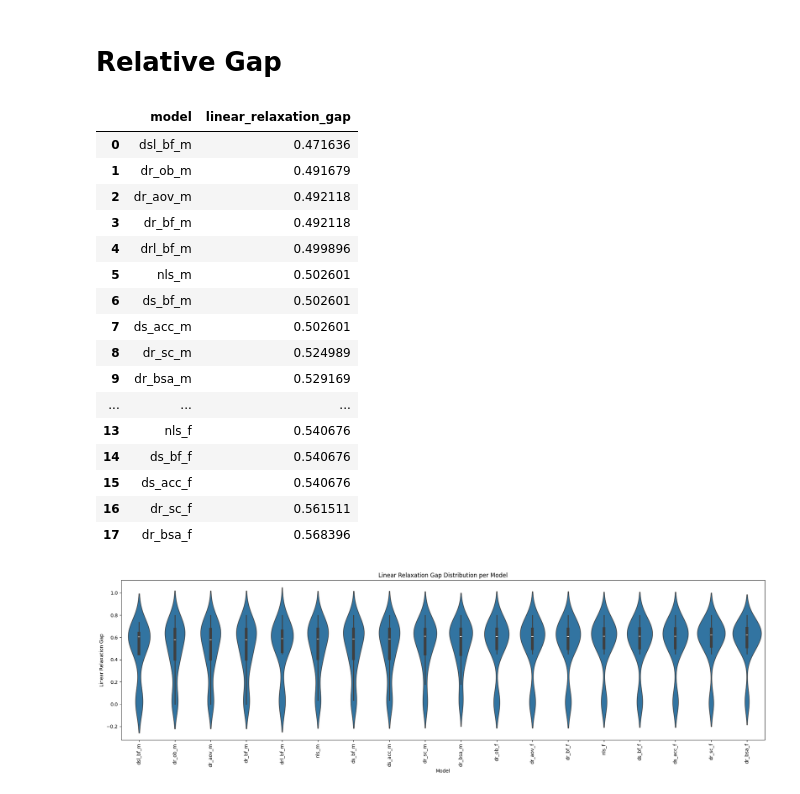
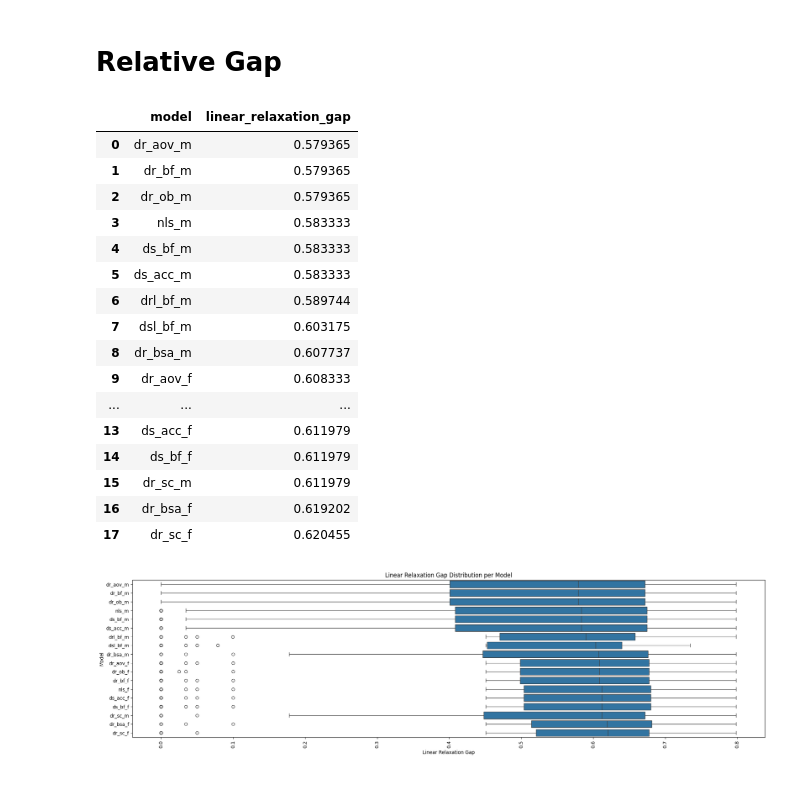
Before and after one commit to nacho692/mrsa, a Jupyter notebook: experimentation/experimentation.ipynb, the cells around one changed output. Cells and saved outputs as stored; diff of their text form; code cells hidden in the pictures.

```diff
--- a/experimentation/experimentation.ipynb
+++ b/experimentation/experimentation.ipynb
@@ -162,3 +166,6 @@ df[["solved_objective_value", "linear_relaxation", "linear_relaxation_gap"]]
 | 1708 | 32.0 | 7.558333 | 0.763802 |
 | 1709 | 66.0 | 21.000000 | 0.681818 |
 1710 rows × 3 columns
+# %%
+# add times to nodes ratio
+df["times_to_nodes_ratio"] = df["time"] / df["n_nodes_processed"]
@@ -252,35 +265,35 @@ plt.show()
 # Relative Gap
 # %%
 df_relaxation_gap_sorted = df[~df['model'].isin(cut_based)].groupby(
-    'model')['linear_relaxation_gap'].mean().sort_values()
+    'model')['linear_relaxation_gap'].median().sort_values()
 with pd.option_context('display.max_rows', None):
     display(df_relaxation_gap_sorted.reset_index())
 # %% [output]
 |  | model | linear_relaxation_gap |
-| 0 | dsl_bf_m | 0.471636 |
-| 1 | dr_ob_m | 0.491679 |
-| 2 | dr_aov_m | 0.492118 |
-| 3 | dr_bf_m | 0.492118 |
-| 4 | drl_bf_m | 0.499896 |
-| 5 | nls_m | 0.502601 |
-| 6 | ds_bf_m | 0.502601 |
-| 7 | ds_acc_m | 0.502601 |
-| 8 | dr_sc_m | 0.524989 |
-| 9 | dr_bsa_m | 0.529169 |
+| 0 | dr_aov_m | 0.579365 |
+| 1 | dr_bf_m | 0.579365 |
+| 2 | dr_ob_m | 0.579365 |
+| 3 | nls_m | 0.583333 |
+| 4 | ds_bf_m | 0.583333 |
+| 5 | ds_acc_m | 0.583333 |
+| 6 | drl_bf_m | 0.589744 |
+| 7 | dsl_bf_m | 0.603175 |
+| 8 | dr_bsa_m | 0.607737 |
+| 9 | dr_aov_f | 0.608333 |
 | ... | ... | ... |
-| 13 | nls_f | 0.540676 |
-| 14 | ds_bf_f | 0.540676 |
-| 15 | ds_acc_f | 0.540676 |
-| 16 | dr_sc_f | 0.561511 |
-| 17 | dr_bsa_f | 0.568396 |
+| 13 | ds_acc_f | 0.611979 |
+| 14 | ds_bf_f | 0.611979 |
+| 15 | dr_sc_m | 0.611979 |
+| 16 | dr_bsa_f | 0.619202 |
+| 17 | dr_sc_f | 0.620455 |
 # %%
 fig, ax = plt.subplots(figsize=(24, 6))
-sns.violinplot(data=df, x='model', y='linear_relaxation_gap',
+sns.boxplot(data=df, x='linear_relaxation_gap', y='model',
                order=df_relaxation_gap_sorted.index, ax=ax)
-plt.xlabel('Model')
-plt.ylabel('Linear Relaxation Gap')
+plt.xlabel('Linear Relaxation Gap')
+plt.ylabel('Model')
 plt.xticks(rotation=90)
 plt.title('Linear Relaxation Gap Distribution per Model')
 plt.show()
 # %% [output]
-[figure, old version]
+[figure, new version]
```
Also changed, not shown: parts of 7 cells of this notebook.
